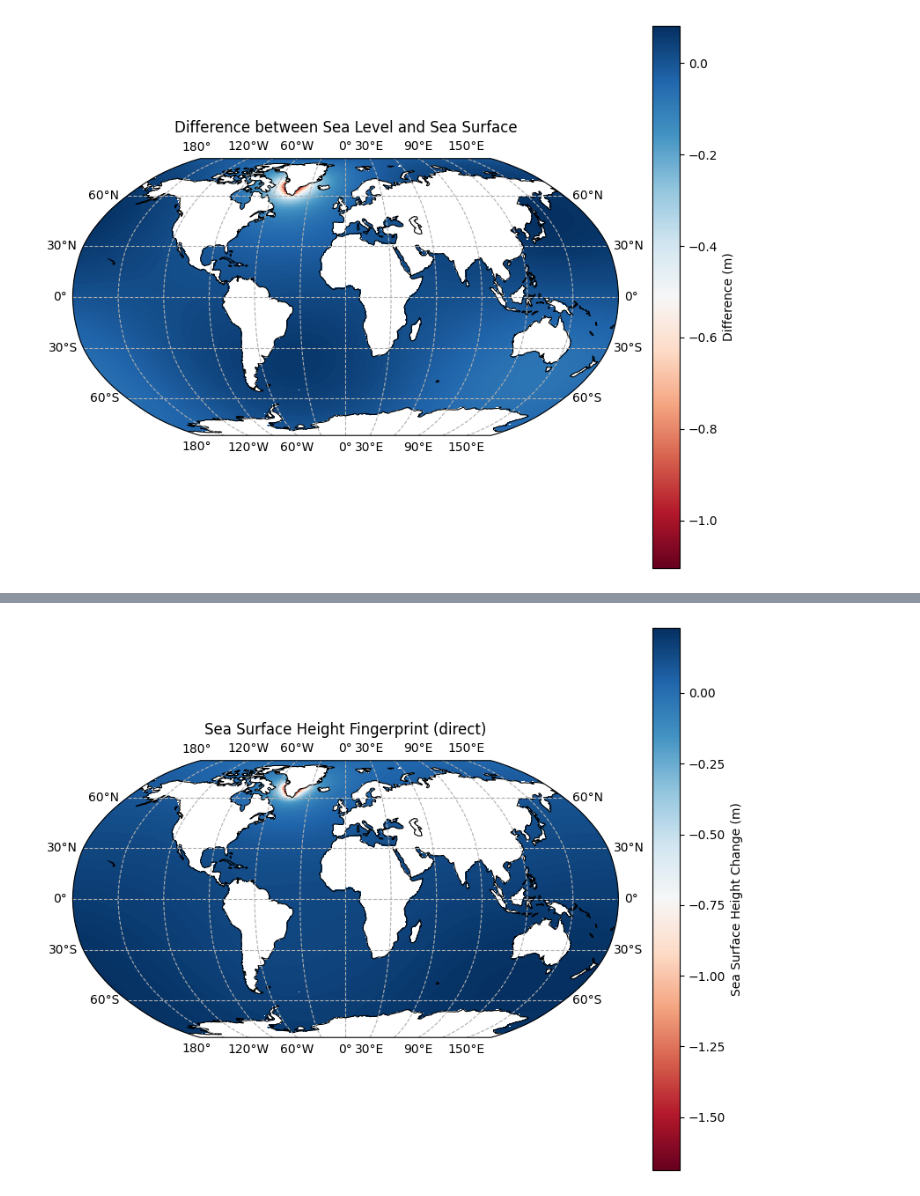
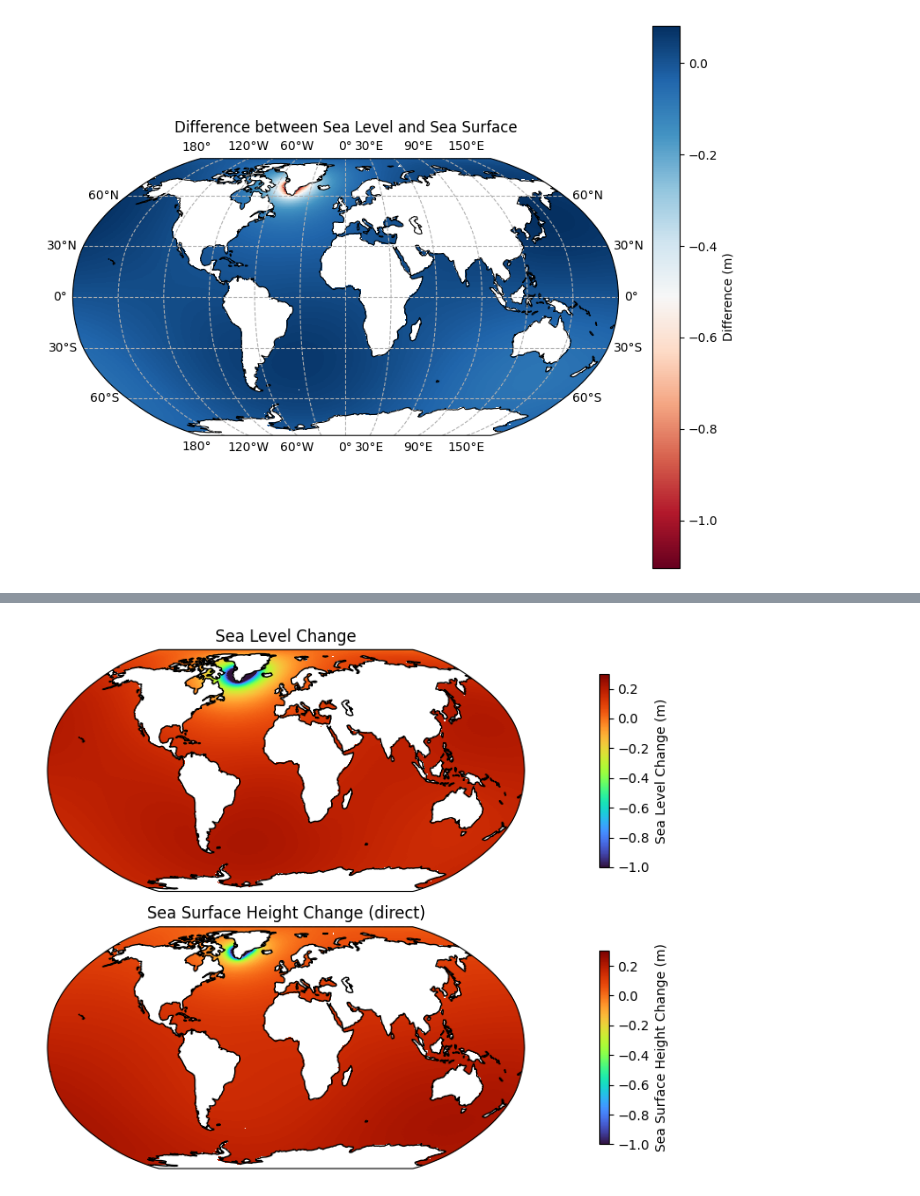
Before and after one commit to 0thomasholland/Part_III_Project, a Jupyter notebook: notebooks/Sea Level to Sea Surface.ipynb, the cells around one changed output, grey strips where cells are left out. Saved outputs shown, nothing was run; the diff lists cells and outputs as text; code cells hidden in the pictures.

Commit message:
added SLc and SSHc plots

```diff
--- a/notebooks/Sea Level to Sea Surface.ipynb
+++ b/notebooks/Sea Level to Sea Surface.ipynb
@@ -120,35 +124,61 @@ direct_load = fp_d.direct_load_from_ice_thickness_change(ice_thickness_change)
 
 sea_surface_height_change, _, _, _ = fp_d(direct_load=direct_load)
 # %%
-fig, ax, im = sl.plot(
-    sea_surface_height_change * fp_d.ocean_projection(),
-    coasts=True,
-    symmetric=False,
+# Create figure with subplots
+fig = plt.figure(figsize=(16, 6))
+projection = ccrs.Robinson()
+ax1 = fig.add_subplot(2, 1, 1, projection=projection)
+ax2 = fig.add_subplot(2, 1, 2, projection=projection)
+
+# Prepare data
+data1 = sea_level_change * fp.ocean_projection()
+data2 = sea_surface_height_change * fp_d.ocean_projection()
+
+# Calculate common color limits across both datasets
+vmin = -1
+vmax = 0.3
+
+# Or for symmetric color scale around zero:
+# vmax = max(abs(np.nanmin(data1.data)), abs(np.nanmax(data1.data)),
+#            abs(np.nanmin(data2.data)), abs(np.nanmax(data2.data)))
+# vmin = -vmax
+
+# Plot data 1
+lons1 = data1.lons()
+lats1 = data1.lats()
+im1 = ax1.pcolormesh(
+    lons1,
+    lats1,
+    data1.data,
+    transform=ccrs.PlateCarree(),
+    cmap="turbo",
+    vmin=vmin,
+    vmax=vmax,
 )
-ax.set_title("Sea Surface Height Fingerprint (direct)")
-fig.colorbar(im, ax=ax, label="Sea Surface Height Change (m)")
+ax1.coastlines()
+ax1.set_title("Sea Level Change")
+fig.colorbar(im1, ax=ax1, label="Sea Level Change (m)", shrink=0.8)
+
+# Plot data 2
+lons2 = data2.lons()
+lats2 = data2.lats()
+im2 = ax2.pcolormesh(
+    lons2,
+    lats2,
+    data2.data,
+    transform=ccrs.PlateCarree(),
+    cmap="turbo",
+    vmin=vmin,
+    vmax=vmax,
+)
+ax2.coastlines()
+ax2.set_title("Sea Surface Height Change (direct)")
+fig.colorbar(im2, ax=ax2, label="Sea Surface Height Change (m)", shrink=0.8)
+
+plt.tight_layout()
 plt.show()
 
-# Compare with previous result
-
-fig, ax, im = sl.plot(
-    sea_surface_change * fp_d.ocean_projection(),
-    coasts=True,
-    symmetric=False,
-)
-ax.set_title("Sea Surface Fingerprint")
-fig.colorbar(im, ax=ax, label="Sea Surface Change (m)")
-plt.show()
-
-# subtract the two results
-
-fig, ax, im = sl.plot(
-    (sea_surface_height_change - sea_surface_change) * fp_d.ocean_projection(),
-    coasts=True,
-    symmetric=False,
-)
-ax.set_title("Difference between direct and indirect Sea Surface")
-fig.colorbar(im, ax=ax, label="Difference (m)")
-plt.show()
+print("Max Change: ", max(np.nanmax(data1.data), np.nanmax(data2.data)))
+print("Min Change: ", min(np.nanmin(data1.data), np.nanmin(data2.data)))
 # %% [output]
-[figure, old version]
+[figure, new version]
```
Also changed, not shown: parts of 3 cells of this notebook.
